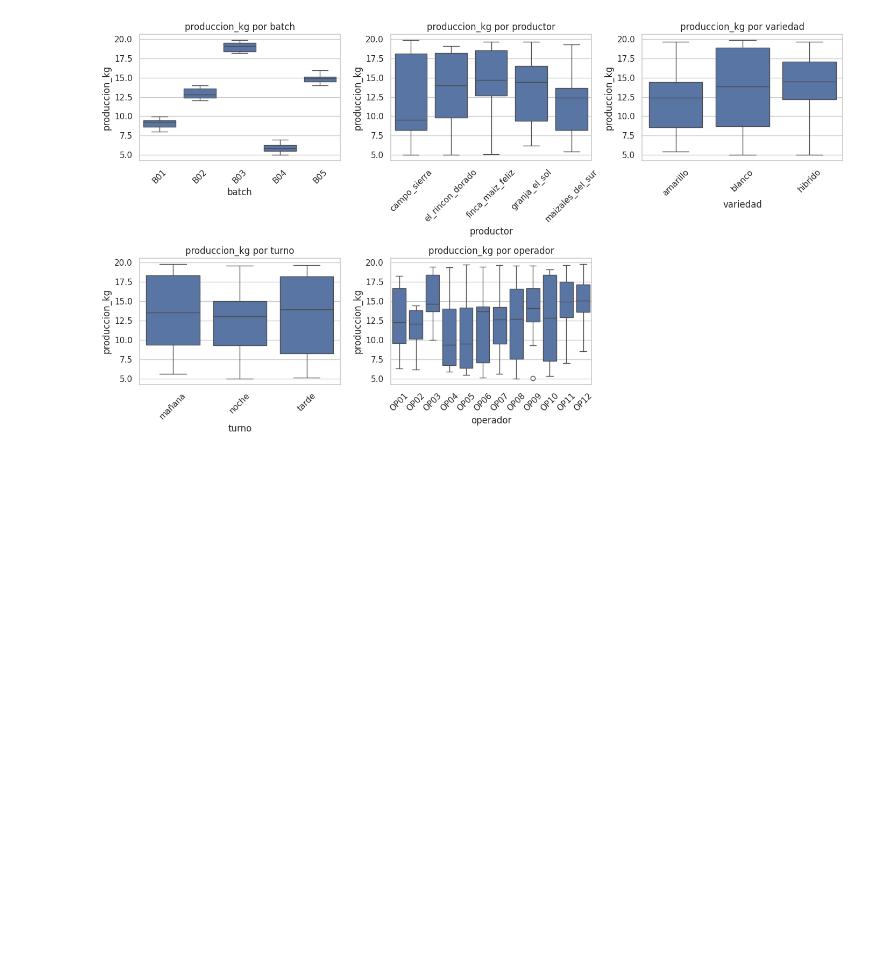
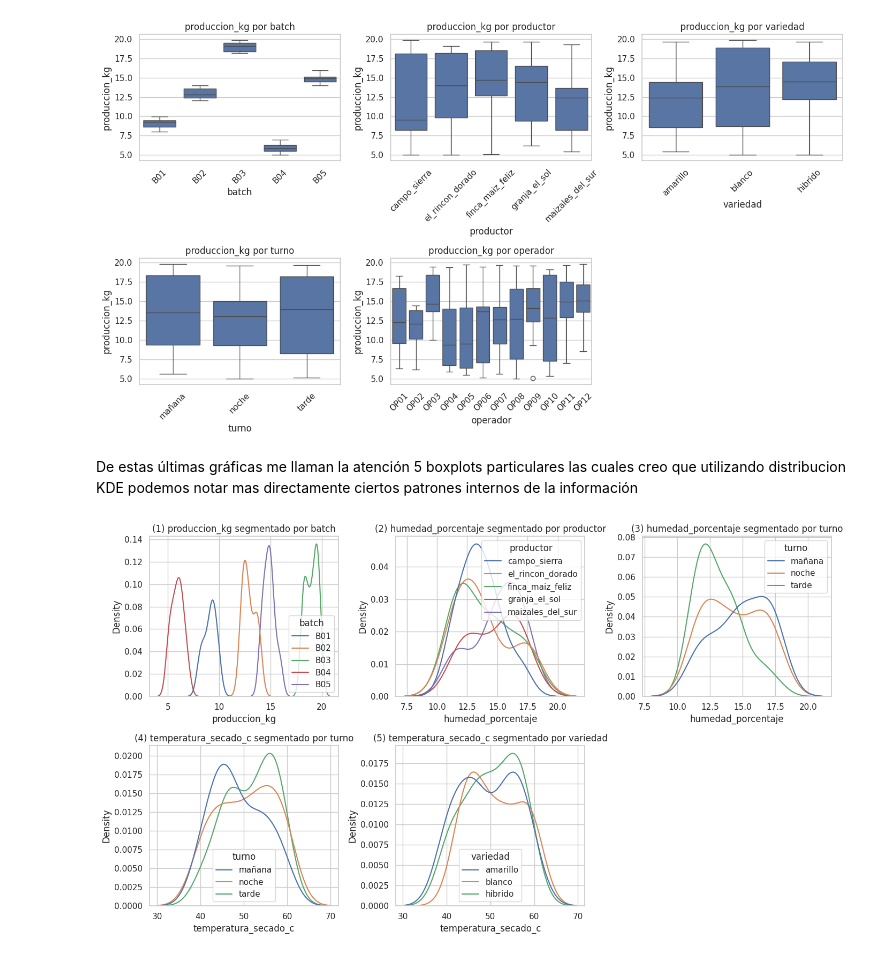
Before and after one commit to fcMeade1/maiz_vistrosidad, a Jupyter notebook: notebooks/analisis_maiz_fcm.ipynb, the cells around one changed output. Drawn from its saved outputs; the diff is of its cells as text; code cells hidden in the pictures; blank space fills up the shorter version.

```diff
--- a/notebooks/analisis_maiz_fcm.ipynb
+++ b/notebooks/analisis_maiz_fcm.ipynb
@@ -250,3 +265,37 @@ panel_num_vs_cat(df)
 [figure]
 [figure]
 [figure]
+# %% [markdown]
+De estas últimas gráficas me llaman la atención 5 boxplots particulares las cuales creo que utilizando distribucion KDE podemos notar mas directamente ciertos patrones internos de la información
+# %%
+def distribuciones_segmentadas(df):
+    specs = [
+        ("produccion_kg", "batch", "(1)"),
+        ("humedad_porcentaje", "productor", "(2)"),
+        ("humedad_porcentaje", "turno", "(3)"),
+        ("temperatura_secado_c", "turno", "(4)"),
+        ("temperatura_secado_c", "variedad", "(5)"),
+    ]
+
+    n = len(specs)
+    cols = 3
+    rows = (n + cols - 1) // cols
+
+    fig, axes = plt.subplots(rows, cols, figsize=(14, 4*rows))
+    axes = axes.flatten()
+
+    for ax, (num, cat, idx) in zip(axes, specs):
+        sns.kdeplot(data=df, x=num, hue=cat, fill=False, ax=ax)
+        ax.set_title(f"{idx} {num} segmentado por {cat.replace('_', ' ')}")
+        ax.tick_params(axis="x", rotation=0)
+
+    for ax in axes[n:]:
+        ax.set_visible(False)
+
+    plt.tight_layout()
+    plt.show()
+
+
+distribuciones_segmentadas(df)
+# %% [output]
+[figure, added]
```
Also changed, not shown: parts of 10 cells of this notebook.
